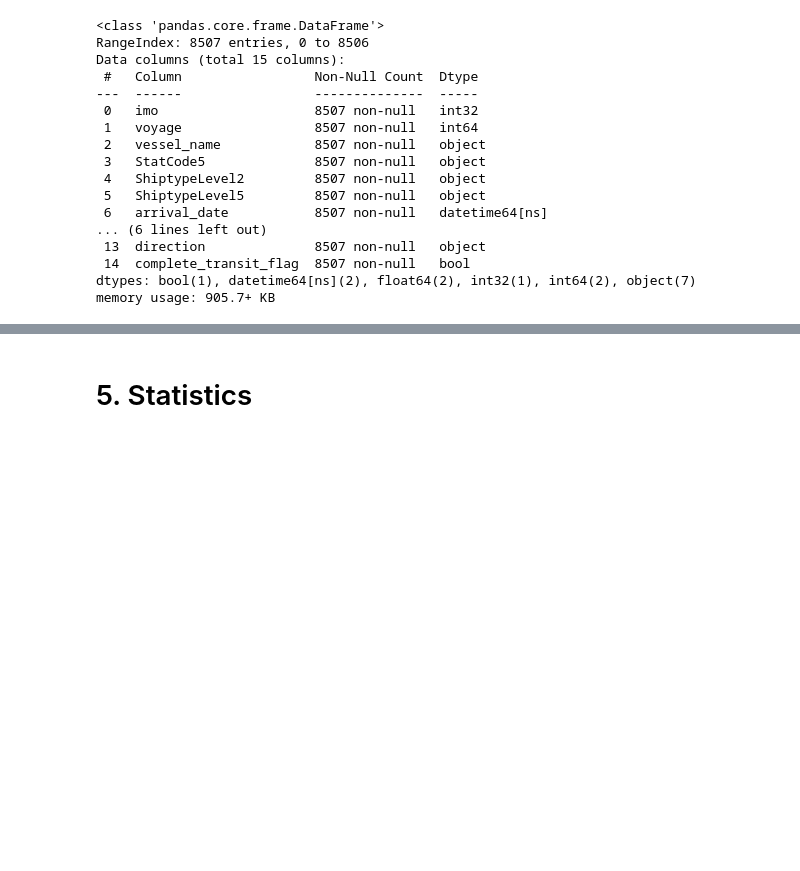
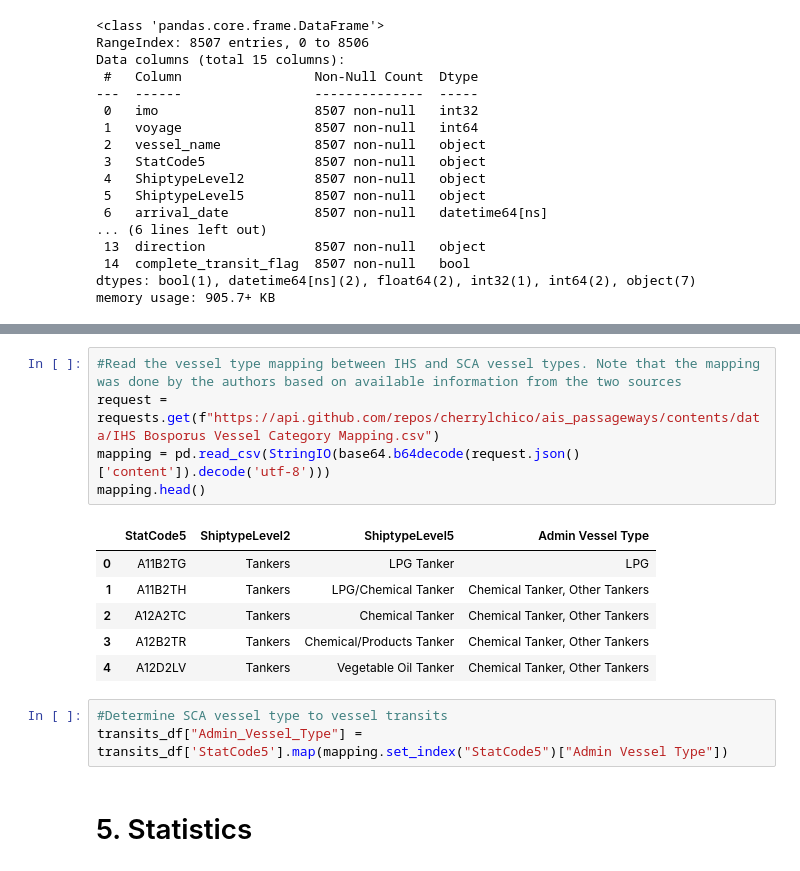
Before and after one commit to ADB-Data-Division/ais_passageways, a Jupyter notebook: notebooks/Bosporus Strait.ipynb, the cells around one changed output, grey strips where cells are left out. Cells and saved outputs as stored; diff of their text form; blank space fills up the shorter version.

```diff
--- a/notebooks/Bosporus Strait.ipynb
+++ b/notebooks/Bosporus Strait.ipynb
@@ -246,3 +247,18 @@ transits_df.head()
+# %%
+#Read the vessel type mapping between IHS and SCA vessel types. Note that the mapping was done by the authors based on available information from the two sources
+request = requests.get(f"https://api.github.com/repos/cherrylchico/ais_passageways/contents/data/IHS Bosporus Vessel Category Mapping.csv")
+mapping = pd.read_csv(StringIO(base64.b64decode(request.json()['content']).decode('utf-8')))
+mapping.head()
+# %% [output]
+|  | StatCode5 | ShiptypeLevel2 | ShiptypeLevel5 | Admin Vessel Type |
+| 0 | A11B2TG | Tankers | LPG Tanker | LPG |
+| 1 | A11B2TH | Tankers | LPG/Chemical Tanker | Chemical Tanker, Other Tankers |
+| 2 | A12A2TC | Tankers | Chemical Tanker | Chemical Tanker, Other Tankers |
+| 3 | A12B2TR | Tankers | Chemical/Products Tanker | Chemical Tanker, Other Tankers |
+| 4 | A12D2LV | Tankers | Vegetable Oil Tanker | Chemical Tanker, Other Tankers |
+# %%
+#Determine SCA vessel type to vessel transits
+transits_df["Admin_Vessel_Type"] = transits_df['StatCode5'].map(mapping.set_index("StatCode5")["Admin Vessel Type"])
 # %% [markdown]
 # 5. Statistics
 # %% [markdown]
```
Also changed, not shown: parts of 7 cells of this notebook, 1 other file.
